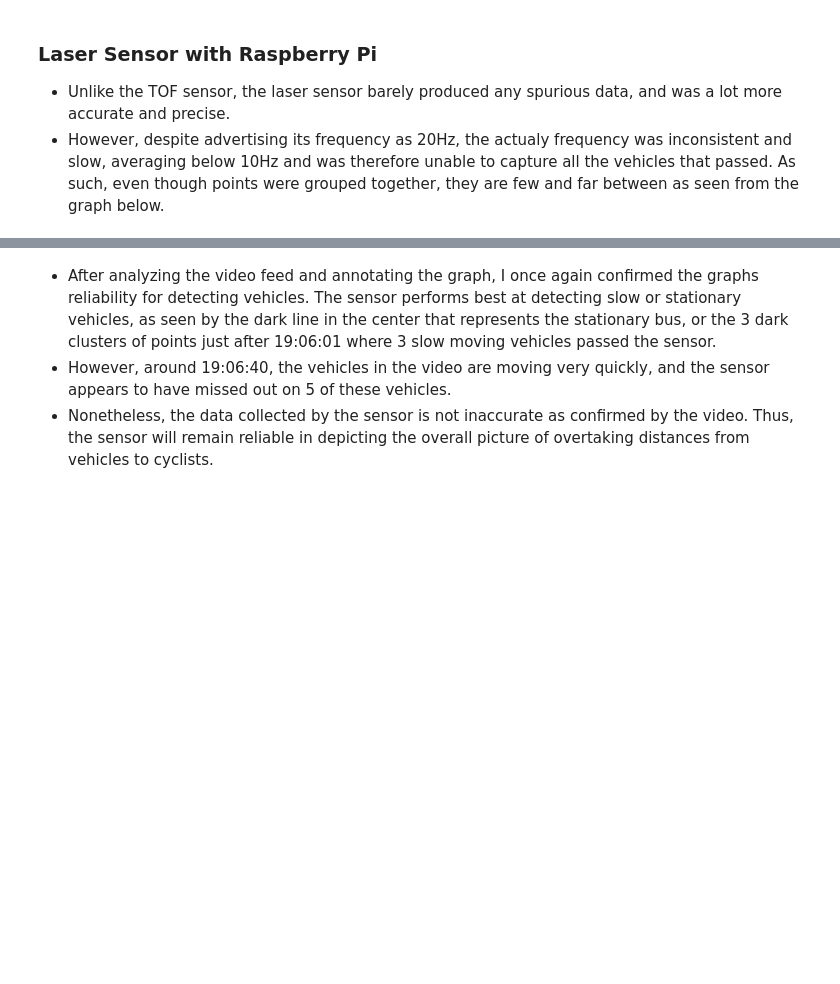
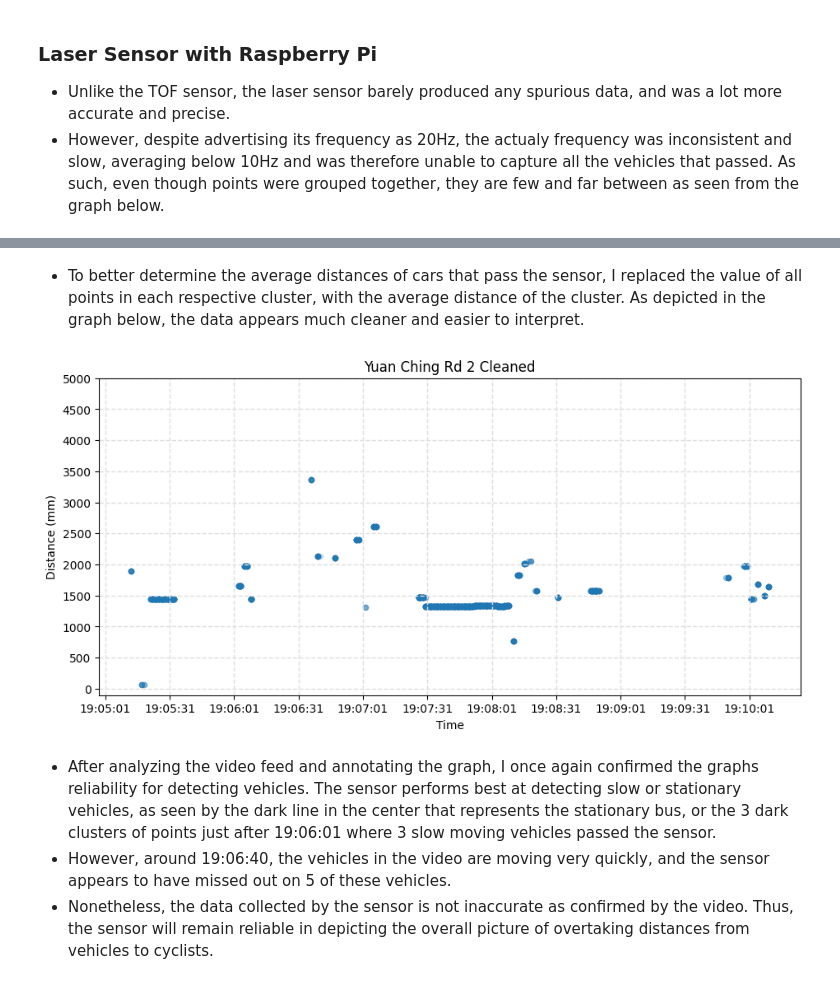
Before and after one commit to wuihee/cycling-safety-analysis, a Jupyter notebook: data_analysis/Laser_Outdoor_Tests.ipynb, the cells around one changed output, grey strips where cells are left out. Drawn from its saved outputs; the diff is of its cells as text; code cells hidden in the pictures; blank space fills up the shorter version.

```diff
--- a/data_analysis/Laser_Outdoor_Tests.ipynb
+++ b/data_analysis/Laser_Outdoor_Tests.ipynb
@@ -81,3 +79,12 @@ plt.show()
+# %% [markdown]
+- To better determine the average distances of cars that pass the sensor, I replaced the value of all points in each respective cluster, with the average distance of the cluster. As depicted in the graph below, the data appears much cleaner and easier to interpret.
+# %%
+fig, axes = plt.subplots(figsize=(11, 5))
+cleaned_distances = data_cleaner.average_clusters(distances)
+outdoor_graphs.scatter_time_vs_distance(axes, timings, cleaned_distances, "Yuan Ching Rd 2 Cleaned")
+plt.show()
+# %% [output]
+[figure, added]
 # %% [markdown]
 - After analyzing the video feed and annotating the graph, I once again confirmed the graphs reliability for detecting vehicles. The sensor performs best at detecting slow or stationary vehicles, as seen by the dark line in the center that represents the stationary bus, or the 3 dark clusters of points just after 19:06:01 where 3 slow moving vehicles passed the sensor.
 - However, around 19:06:40, the vehicles in the video are moving very quickly, and the sensor appears to have missed out on 5 of these vehicles.
```
Also changed, not shown: parts of 6 cells of this notebook, 2 other files.
